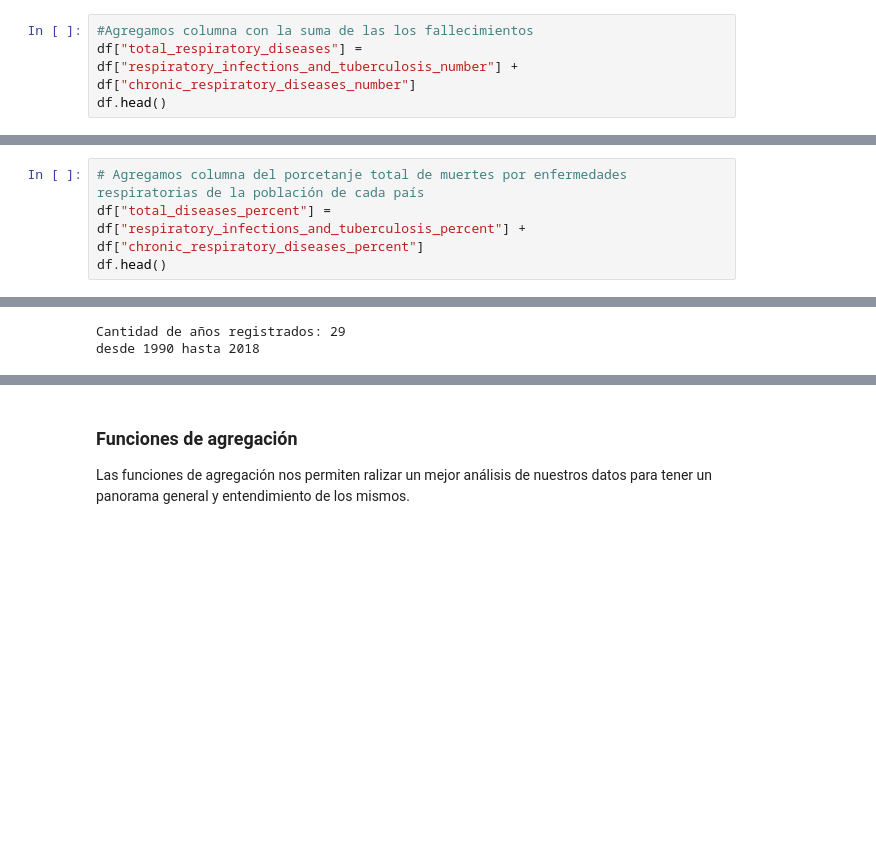
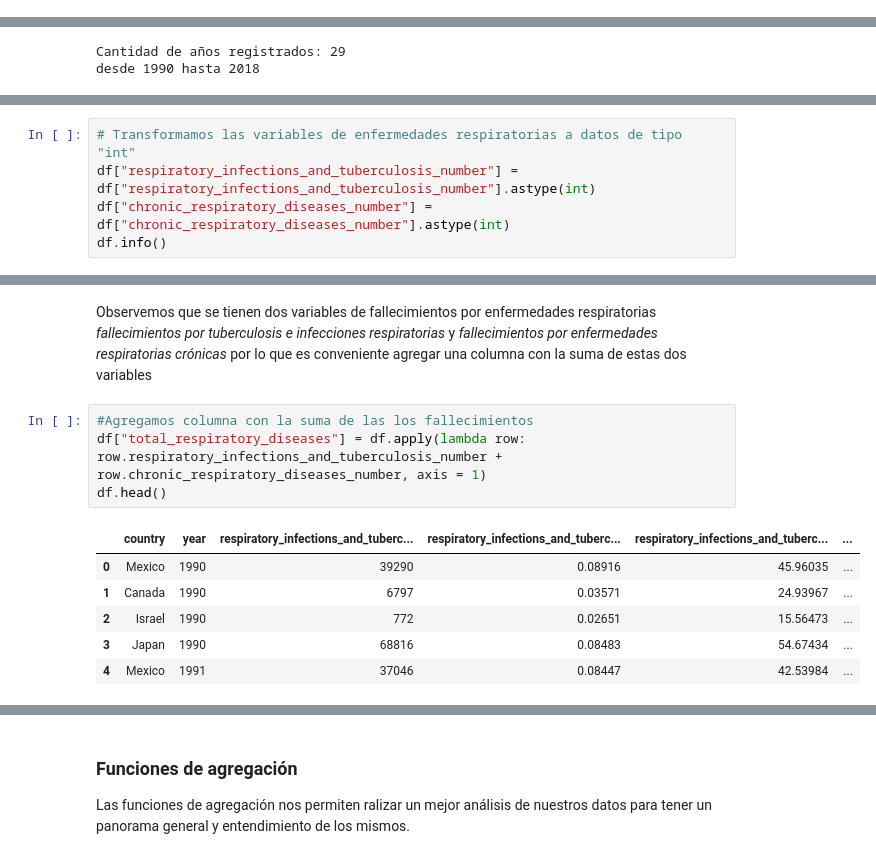
Before and after one commit to POF77/BEDU.M2.Proyecto, a Jupyter notebook: Proyecto_BEDU.ipynb, the cells around one changed output, grey strips where cells are left out. Drawn from its saved outputs; the diff is of its cells as text; blank space fills up the shorter version.

```diff
--- a/Proyecto_BEDU.ipynb
+++ b/Proyecto_BEDU.ipynb
@@ -242,4 +240,0 @@ Observemos que se tienen dos variables de fallecimientos por enfermedades respir
-# %%
-#Agregamos columna con la suma de las los fallecimientos
-df["total_respiratory_diseases"] = df["respiratory_infections_and_tuberculosis_number"] + df["chronic_respiratory_diseases_number"]
-df.head()
@@ -255,4 +240,0 @@ De igual manera observemos que tenemos los porcentajes de muertes por enfermedad
-# %%
-# Agregamos columna del porcetanje total de muertes por enfermedades respiratorias de la población de cada país
-df["total_diseases_percent"] = df["respiratory_infections_and_tuberculosis_percent"] + df["chronic_respiratory_diseases_percent"]
-df.head()
@@ -359,0 +336,5 @@ A su vez notemos que es un excelente conjunto de datos y un número considerable
+# %%
+# Transformamos las variables de enfermedades respiratorias a datos de tipo "int"
+df["respiratory_infections_and_tuberculosis_number"] = df["respiratory_infections_and_tuberculosis_number"].astype(int)
+df["chronic_respiratory_diseases_number"] = df["chronic_respiratory_diseases_number"].astype(int)
+df.info()
@@ -359,0 +359,13 @@ A su vez notemos que es un excelente conjunto de datos y un número considerable
+# %% [markdown]
+Observemos que se tienen dos variables de fallecimientos por enfermedades respiratorias *fallecimientos por tuberculosis e infecciones respiratorias* y *fallecimientos por enfermedades respiratorias crónicas* por lo que es conveniente agregar una columna con la suma de estas dos variables
+# %%
+#Agregamos columna con la suma de las los fallecimientos
+df["total_respiratory_diseases"] = df.apply(lambda row: row.respiratory_infections_and_tuberculosis_number + row.chronic_respiratory_diseases_number, axis = 1)
+df.head()
+# %% [output]
+|  | country | year | respiratory_infections_and_tuberc... | respiratory_infections_and_tuberc... | respiratory_infections_and_tuberc... | ... |
+| 0 | Mexico | 1990 | 39290 | 0.08916 | 45.96035 | ... |
+| 1 | Canada | 1990 | 6797 | 0.03571 | 24.93967 | ... |
+| 2 | Israel | 1990 | 772 | 0.02651 | 15.56473 | ... |
+| 3 | Japan | 1990 | 68816 | 0.08483 | 54.67434 | ... |
+| 4 | Mexico | 1991 | 37046 | 0.08447 | 42.53984 | ... |
```
Also changed, not shown: parts of 27 cells of this notebook.
